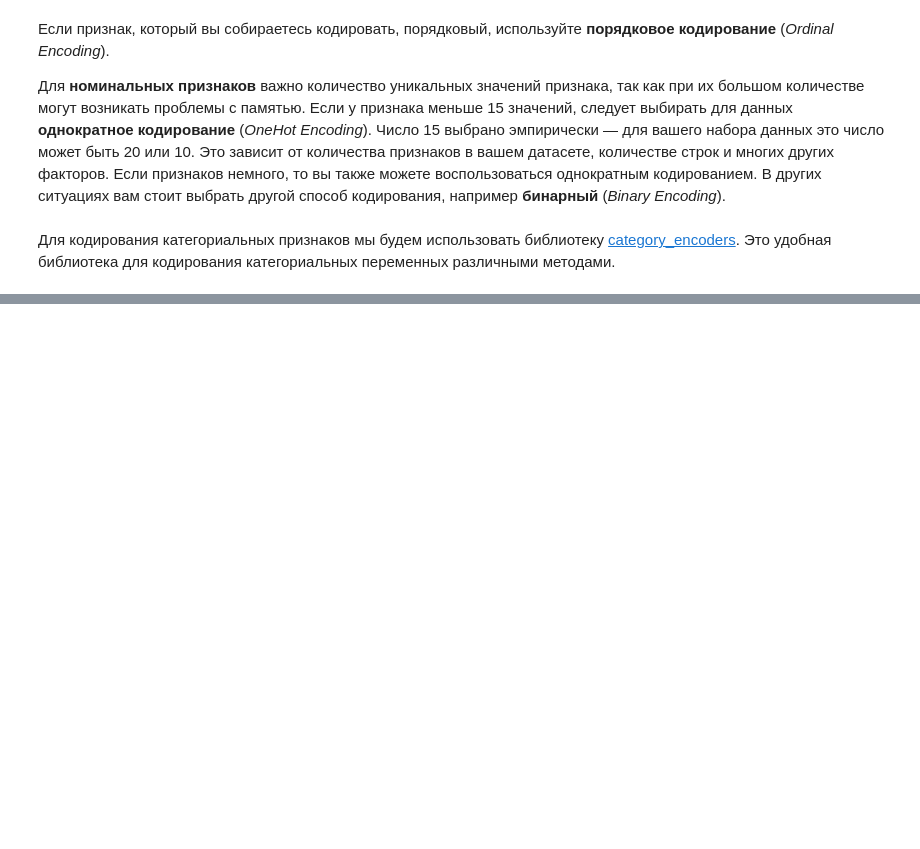
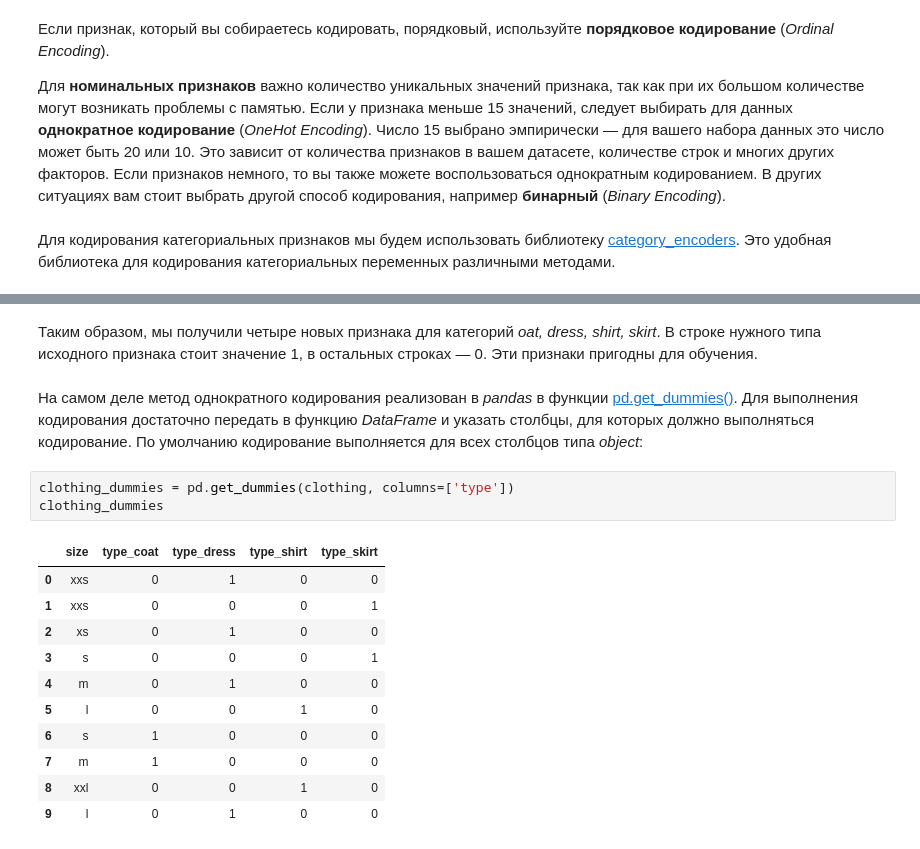
Before and after one commit to Lidiya-cutie/DS_SkillFactory, a Jupyter notebook: CodingMethods.ipynb, the cells around one changed output, grey strips where cells are left out. Saved outputs shown, nothing was run; the diff lists cells and outputs as text; blank space fills up the shorter version.

```diff
--- a/CodingMethods.ipynb
+++ b/CodingMethods.ipynb
@@ -15,0 +121,19 @@ Error:
+# %% [markdown]
+Таким образом, мы получили четыре новых признака для категорий *oat, dress, shirt, skirt*. В строке нужного типа исходного признака стоит значение 1, в остальных строках — 0. Эти признаки пригодны для обучения.
+# %% [markdown]
+На самом деле метод однократного кодирования реализован в *pandas* в функции [pd.get_dummies()](https://pandas.pydata.org/pandas-docs/stable/reference/api/pandas.get_dummies.html). Для выполнения кодирования достаточно передать в функцию *DataFrame* и указать столбцы, для которых должно выполняться кодирование. По умолчанию кодирование выполняется для всех столбцов типа *object*:
+# %%
+clothing_dummies = pd.get_dummies(clothing, columns=['type'])
+clothing_dummies
+# %% [output]
+|  | size | type_coat | type_dress | type_shirt | type_skirt |
+| 0 | xxs | 0 | 1 | 0 | 0 |
+| 1 | xxs | 0 | 0 | 0 | 1 |
+| 2 | xs | 0 | 1 | 0 | 0 |
+| 3 | s | 0 | 0 | 0 | 1 |
+| 4 | m | 0 | 1 | 0 | 0 |
+| 5 | l | 0 | 0 | 1 | 0 |
+| 6 | s | 1 | 0 | 0 | 0 |
+| 7 | m | 1 | 0 | 0 | 0 |
+| 8 | xxl | 0 | 0 | 1 | 0 |
+| 9 | l | 0 | 1 | 0 | 0 |
```
Also changed, not shown: parts of 30 cells of this notebook, 1 other file.
